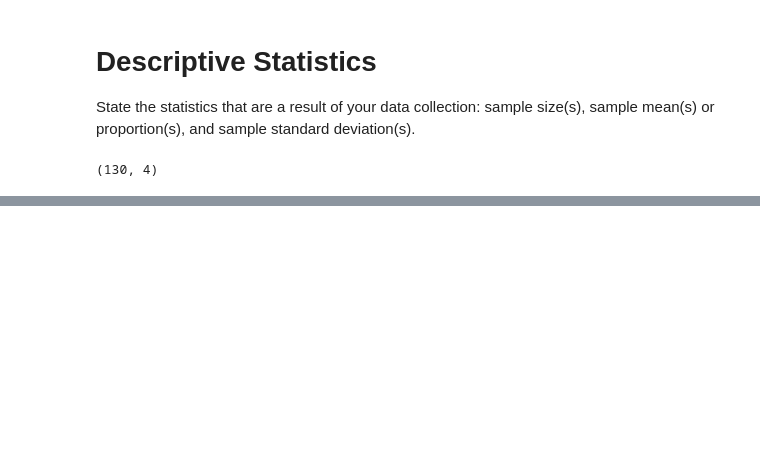
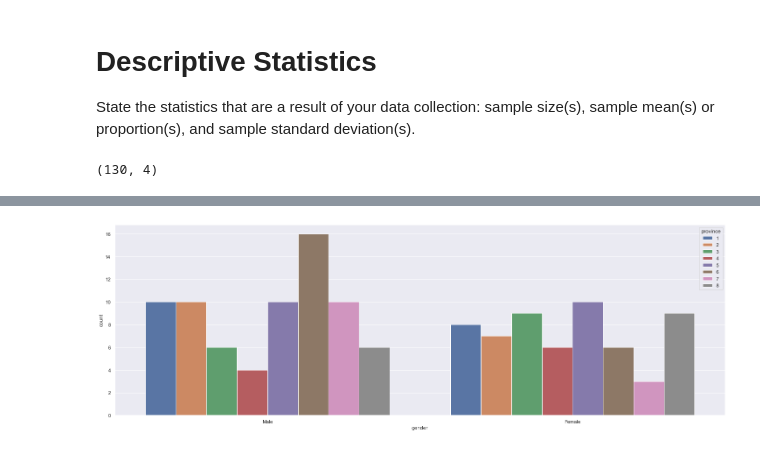
Before and after one commit to ch1b4d4/Python, a Jupyter notebook: Pvalues/group_work_30_Mar.ipynb, the cells around one changed output, grey strips where cells are left out. Cells and saved outputs as stored; diff of their text form; code cells hidden in the pictures; blank space fills up the shorter version.

```diff
--- a/Pvalues/group_work_30_Mar.ipynb
+++ b/Pvalues/group_work_30_Mar.ipynb
@@ -84,0 +135,6 @@ df.describe()
+# %%
+sns.set(rc = {'figure.figsize':(25,8)})
+
+sns.countplot(x="gender", hue="province", data=df);
+# %% [output]
+[figure, added]
```
Also changed, not shown: parts of 13 cells of this notebook.
